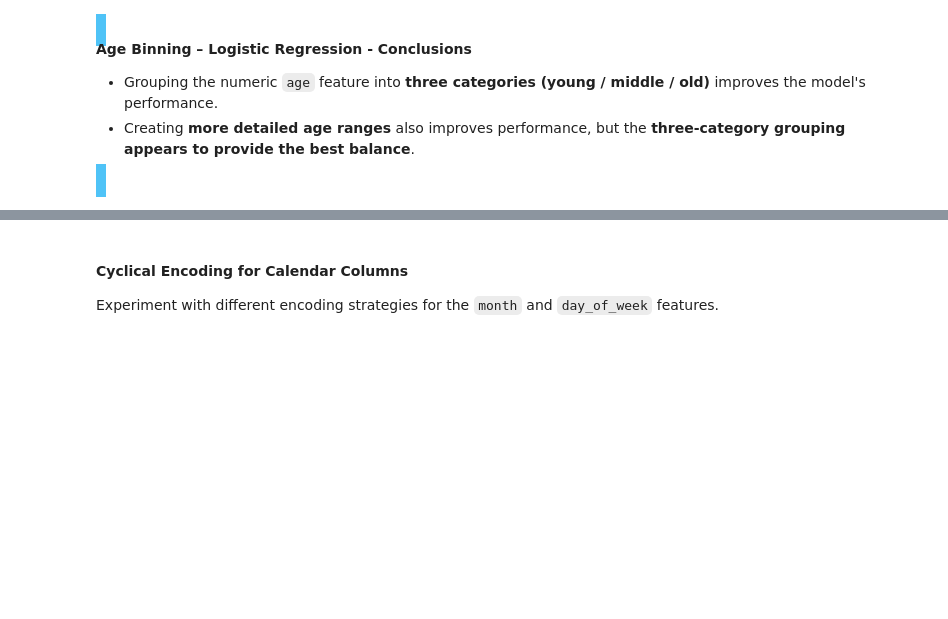
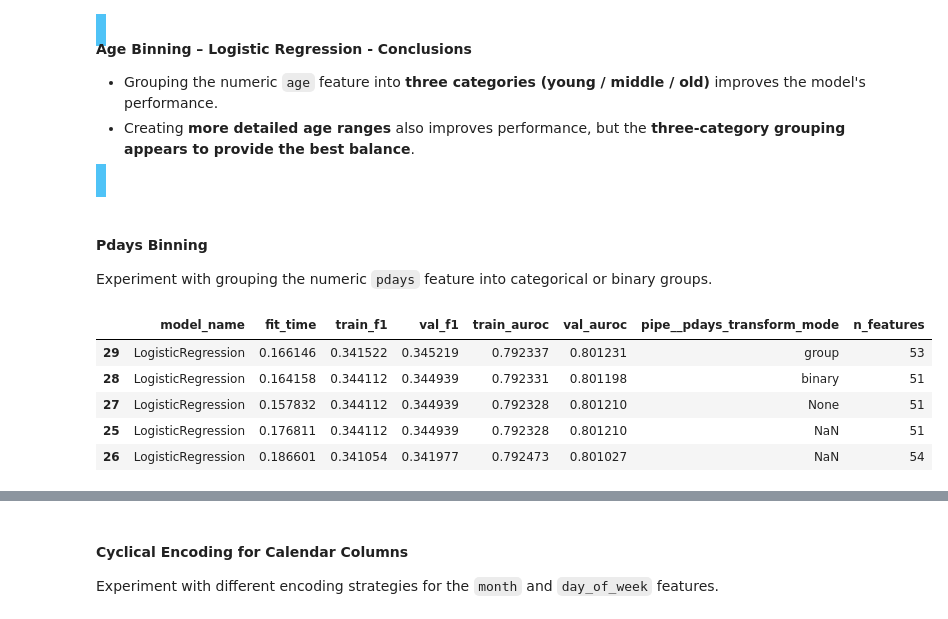
Before and after one commit to Maxstef/bank-deposit-prediction, a Jupyter notebook: notebooks/03_modeling.ipynb, the cells around one changed output, grey strips where cells are left out. Saved outputs shown, nothing was run; the diff lists cells and outputs as text; code cells hidden in the pictures; blank space fills up the shorter version.

```diff
--- a/notebooks/03_modeling.ipynb
+++ b/notebooks/03_modeling.ipynb
@@ -393,3 +391,7 @@ show_results_df(
 - Creating **more detailed age ranges** also improves performance, but the **three-category grouping appears to provide the best balance**.
 
 </span>
+# %% [markdown]
+#### Pdays Binning
+
+Experiment with grouping the numeric `pdays` feature into categorical or binary groups.
@@ -395,0 +410,13 @@ show_results_df(
+# %%
+show_results_df(
+    model_name="LogisticRegression",
+    show_cols=["model_name", "fit_time", "train_f1", "val_f1", "train_auroc", "val_auroc", "pipe__pdays_transform_mode", "n_features"],
+    show_count=5,
+)
+# %% [output]
+|  | model_name | fit_time | train_f1 | val_f1 | train_auroc | val_auroc | pipe__pdays_transform_mode | n_features |
+| 29 | LogisticRegression | 0.166146 | 0.341522 | 0.345219 | 0.792337 | 0.801231 | group | 53 |
+| 28 | LogisticRegression | 0.164158 | 0.344112 | 0.344939 | 0.792331 | 0.801198 | binary | 51 |
+| 27 | LogisticRegression | 0.157832 | 0.344112 | 0.344939 | 0.792328 | 0.801210 | None | 51 |
+| 25 | LogisticRegression | 0.176811 | 0.344112 | 0.344939 | 0.792328 | 0.801210 | NaN | 51 |
+| 26 | LogisticRegression | 0.186601 | 0.341054 | 0.341977 | 0.792473 | 0.801027 | NaN | 54 |
```
Also changed, not shown: parts of 53 cells of this notebook, 9 other files.
